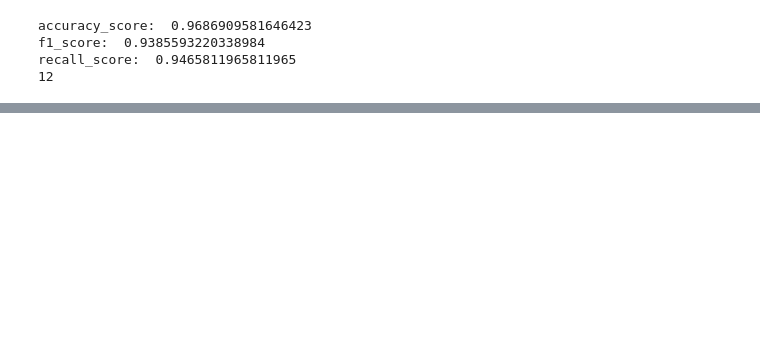
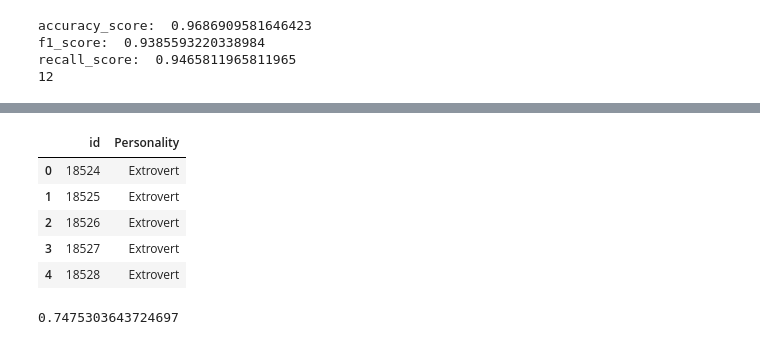
Before and after one commit to Mouryagna/ML, a Jupyter notebook: machineLearning/models/PS-IE.ipynb, the cells around one changed output, grey strips where cells are left out. Drawn from its saved outputs; the diff is of its cells as text; code cells hidden in the pictures; blank space fills up the shorter version.

```diff
--- a/machineLearning/models/PS-IE.ipynb
+++ b/machineLearning/models/PS-IE.ipynb
@@ -255,0 +242,9 @@ recall_score:  0.9465811965811965
+# %%
+submission_sample.head()
+# %% [output]
+|  | id | Personality |
+| 0 | 18524 | Extrovert |
+| 1 | 18525 | Extrovert |
+| 2 | 18526 | Extrovert |
+| 3 | 18527 | Extrovert |
+| 4 | 18528 | Extrovert |
@@ -255,0 +255,5 @@ recall_score:  0.9465811965811965
+# %%
+y_prediction=pipe_final.predict(test)
+accuracy_score(submission_sample,y_prediction)
+# %% [output]
+0.7475303643724697
```
Also changed, not shown: parts of 10 cells of this notebook, 3 other files.
